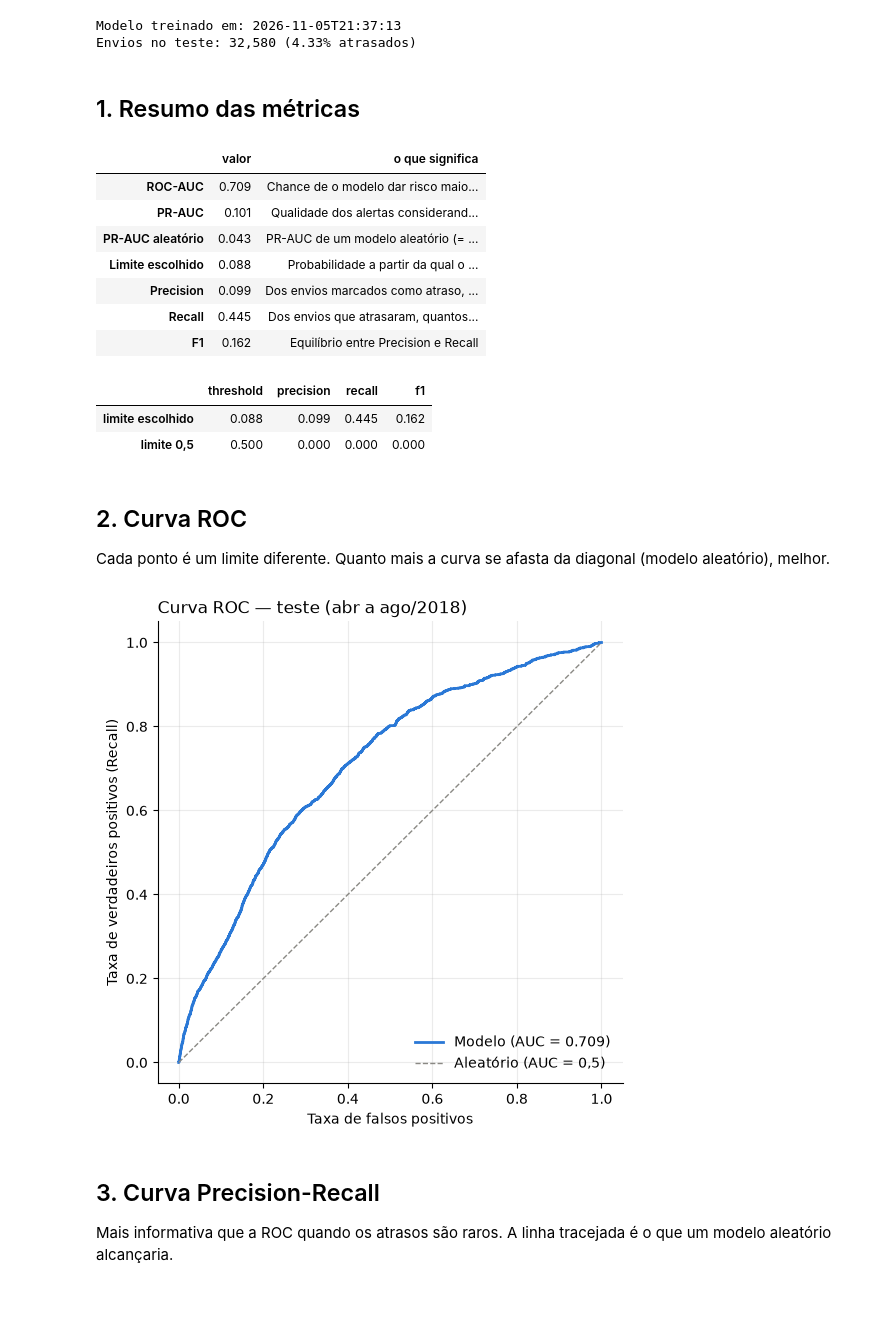
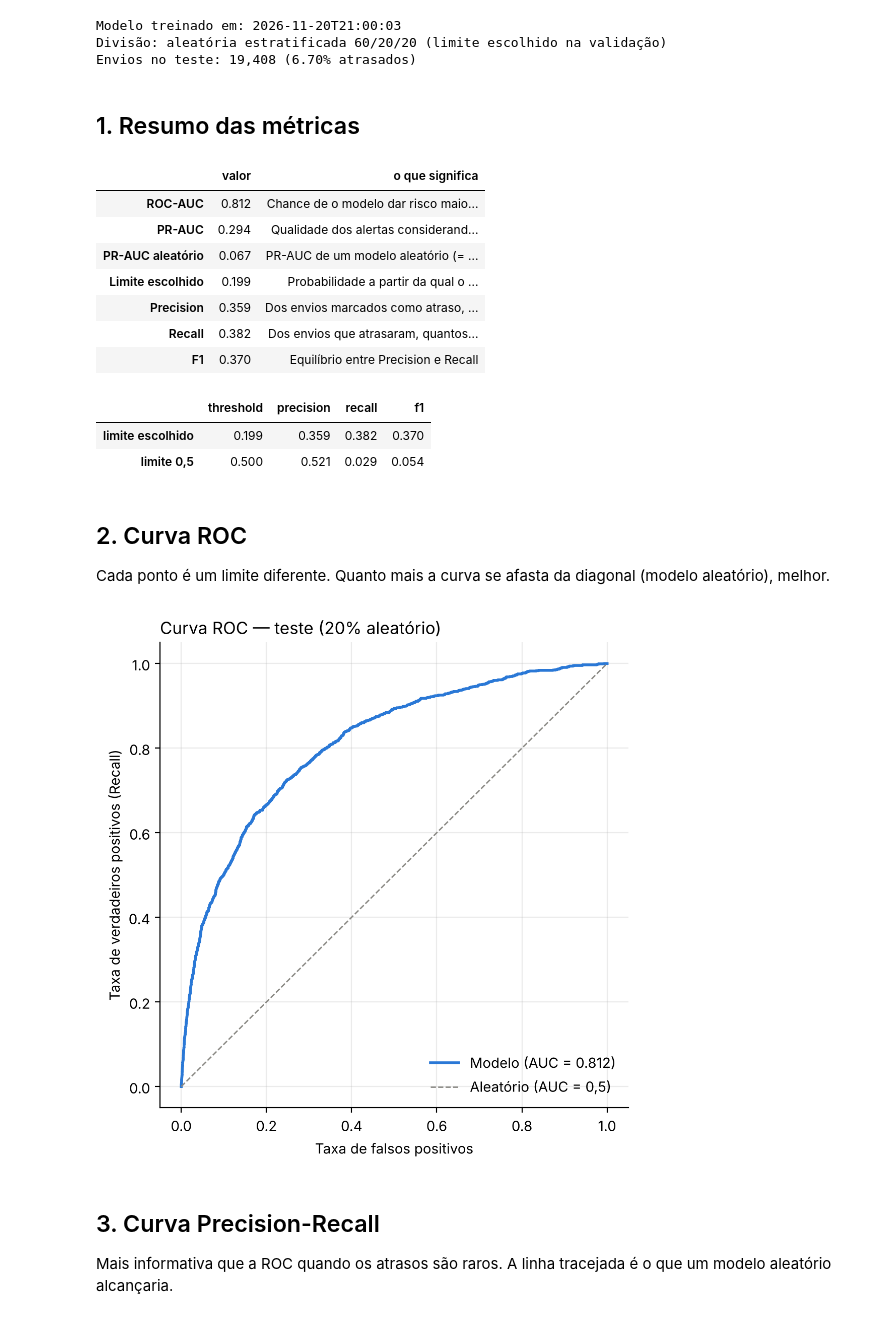
Before and after one commit to HypogramTechnologies/HypoLog, a Jupyter notebook: ml/notebooks/02_modelo.ipynb, the cells around one changed output. Saved outputs shown, nothing was run; the diff lists cells and outputs as text; code cells hidden in the pictures.

```diff
--- a/ml/notebooks/02_modelo.ipynb
+++ b/ml/notebooks/02_modelo.ipynb
@@ -33,10 +35,12 @@ def style(ax, title):
 
 
 print(f"Modelo treinado em: {report['trained_at']}")
+print(f"Divisão: {report['split']}")
 print(f"Envios no teste: {len(preds):,} ({preds['y_true'].mean():.2%} atrasados)")
 # %% [output]
-Modelo treinado em: 2026-11-05T21:37:13
-Envios no teste: 32,580 (4.33% atrasados)
+Modelo treinado em: 2026-11-20T21:00:03
+Divisão: aleatória estratificada 60/20/20 (limite escolhido na validação)
+Envios no teste: 19,408 (6.70% atrasados)
 # %% [markdown]
 ## 1. Resumo das métricas
 # %%
@@ -49,7 +53,7 @@ summary = pd.DataFrame({
         "Chance de o modelo dar risco maior a um envio atrasado do que a um no prazo (0,5 = acaso)",
         "Qualidade dos alertas considerando todos os limites possíveis",
         "PR-AUC de um modelo aleatório (= taxa de atraso no teste)",
-        "Probabilidade a partir da qual o envio é classificado como 'vai atrasar'",
+        "Probabilidade a partir da qual o envio é classificado como 'vai atrasar' (escolhida na validação)",
         "Dos envios marcados como atraso, quantos atrasaram",
         "Dos envios que atrasaram, quantos o modelo identificou",
         "Equilíbrio entre Precision e Recall",
@@ -62,16 +66,16 @@ display(summary)
 display(comparison)
 # %% [output]
 |  | valor | o que significa |
-| ROC-AUC | 0.709 | Chance de o modelo dar risco maio... |
-| PR-AUC | 0.101 | Qualidade dos alertas considerand... |
-| PR-AUC aleatório | 0.043 | PR-AUC de um modelo aleatório (= ... |
-| Limite escolhido | 0.088 | Probabilidade a partir da qual o ... |
-| Precision | 0.099 | Dos envios marcados como atraso, ... |
-| Recall | 0.445 | Dos envios que atrasaram, quantos... |
-| F1 | 0.162 | Equilíbrio entre Precision e Recall |
+| ROC-AUC | 0.812 | Chance de o modelo dar risco maio... |
+| PR-AUC | 0.294 | Qualidade dos alertas considerand... |
+| PR-AUC aleatório | 0.067 | PR-AUC de um modelo aleatório (= ... |
+| Limite escolhido | 0.199 | Probabilidade a partir da qual o ... |
+| Precision | 0.359 | Dos envios marcados como atraso, ... |
+| Recall | 0.382 | Dos envios que atrasaram, quantos... |
+| F1 | 0.370 | Equilíbrio entre Precision e Recall |
 |  | threshold | precision | recall | f1 |
-| limite escolhido | 0.088 | 0.099 | 0.445 | 0.162 |
-| limite 0,5 | 0.500 | 0.000 | 0.000 | 0.000 |
+| limite escolhido | 0.199 | 0.359 | 0.382 | 0.370 |
+| limite 0,5 | 0.500 | 0.521 | 0.029 | 0.054 |
 # %% [markdown]
 ## 2. Curva ROC
 
@@ -79,16 +83,16 @@ Cada ponto é um limite diferente. Quanto mais a curva se afasta da diagonal (mo
 # %%
 fpr, tpr, _ = roc_curve(preds["y_true"], preds["proba"])
 
 fig, ax = plt.subplots(figsize=(6, 6))
 ax.plot(fpr, tpr, color=COLOR, linewidth=2, label=f"Modelo (AUC = {metrics['roc_auc']:.3f})")
 ax.plot([0, 1], [0, 1], color=GRAY, linewidth=1, linestyle="--", label="Aleatório (AUC = 0,5)")
 ax.set_xlabel("Taxa de falsos positivos")
 ax.set_ylabel("Taxa de verdadeiros positivos (Recall)")
-style(ax, "Curva ROC — teste (abr a ago/2018)")
+style(ax, "Curva ROC — teste (20% aleatório)")
 ax.legend(loc="lower right", frameon=False)
 plt.show()
 # %% [output]
-[figure, old version]
+[figure, new version]
 # %% [markdown]
 ## 3. Curva Precision-Recall
 
```
Also changed, not shown: parts of 8 cells of this notebook, 7 other files.
